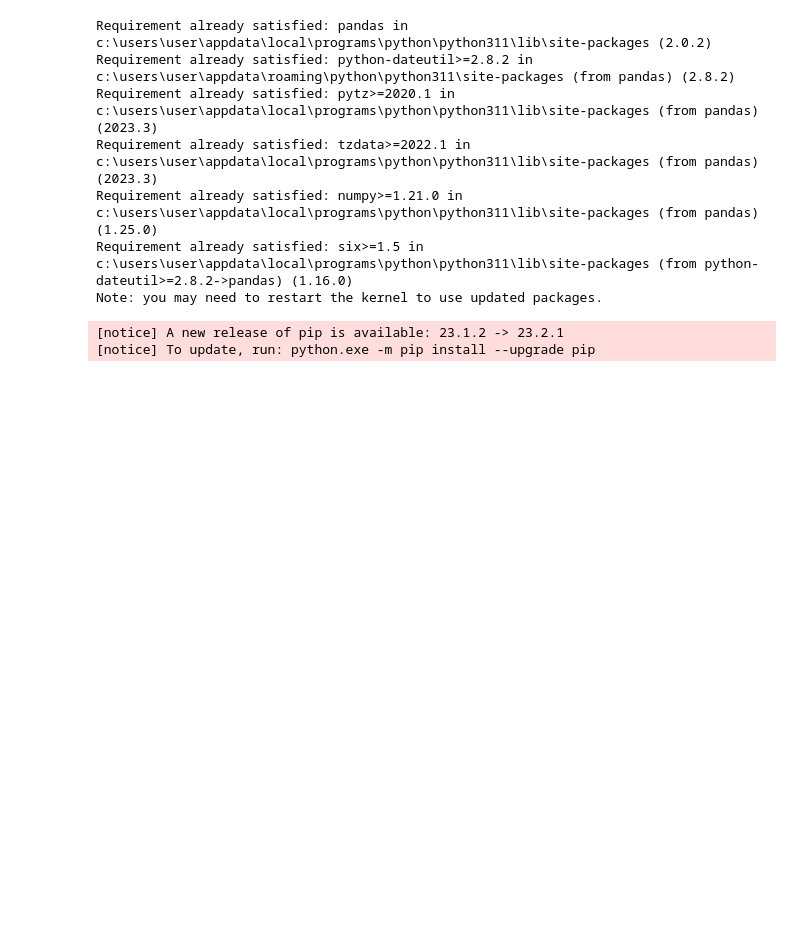
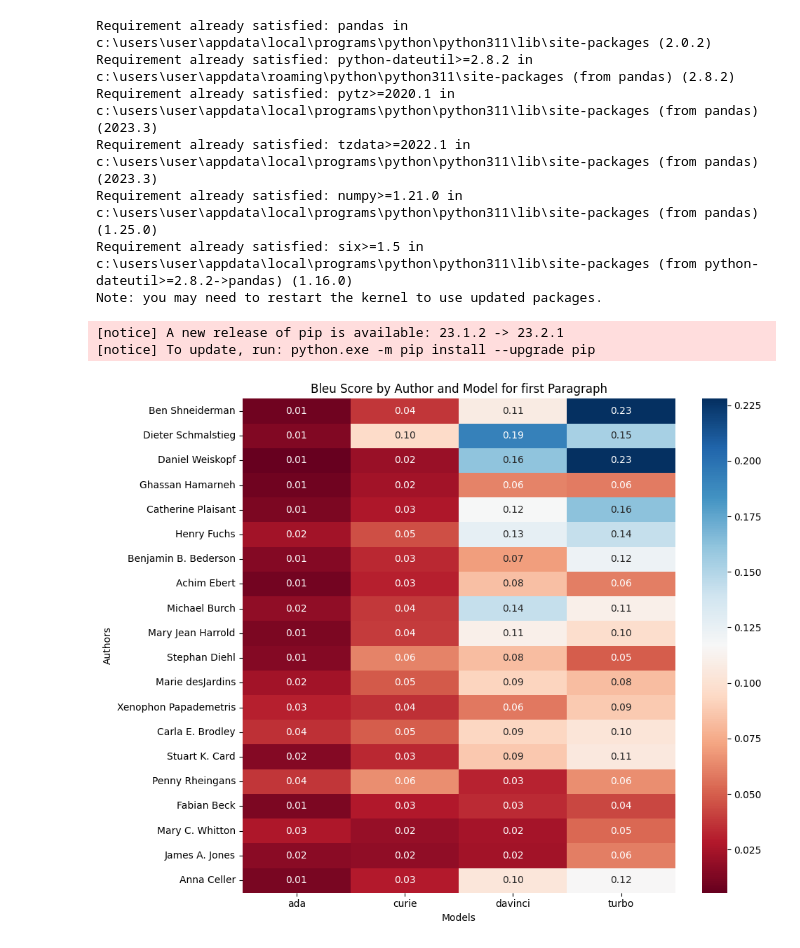
Before and after one commit to jonidamukaj/testing_LLMs, a Jupyter notebook: main/paragraph1/Visualization/Visualize_Authors.ipynb, the cells around one changed output. Cells and saved outputs as stored; diff of their text form; code cells hidden in the pictures; blank space fills up the shorter version.

```diff
--- a/main/paragraph1/Visualization/Visualize_Authors.ipynb
+++ b/main/paragraph1/Visualization/Visualize_Authors.ipynb
@@ -42,3 +44,39 @@ for name in combined_df['Name'].unique():
 
 # Save the combined DataFrame to a new CSV file
 alternating_rows.to_csv("combined_authors.csv", index=False)
+# %%
+import pandas as pd
+import matplotlib.pyplot as plt
+import seaborn as sns
+
+# Load your CSV data
+data = pd.read_csv('pub_Author.csv')
+
+# Convert 'publications' column to numeric
+data['publications'] = pd.to_numeric(data['publications'])
+
+# Sort the data based on the 'publications' column in descending order
+data = data.sort_values(by='publications', ascending=False)
+
+# Pivot the data for the heatmap
+heatmap_data = data.pivot(index='Name', columns='Model', values='Bleu')
+
+# Get the sorted names
+sorted_names = data['Name'].unique()
+
+# Set up the heatmap with sorted names
+plt.figure(figsize=(10, 8))
+sns.heatmap(
+    heatmap_data.loc[sorted_names],  # Filter the heatmap_data based on sorted_names
+    cmap='RdBu', annot=True, fmt='.2f',
+    xticklabels=heatmap_data.columns, yticklabels=sorted_names  # Use sorted_names for yticklabels
+)
+plt.xlabel('Models')
+plt.ylabel('Authors')
+plt.title('Bleu Score by Author and Model for first Paragraph')
+plt.tight_layout()
+
+# Show the plot
+plt.show()
+# %% [output]
+[figure, added]
```
Also changed, not shown: parts of 9 cells of this notebook, 20 other files.
